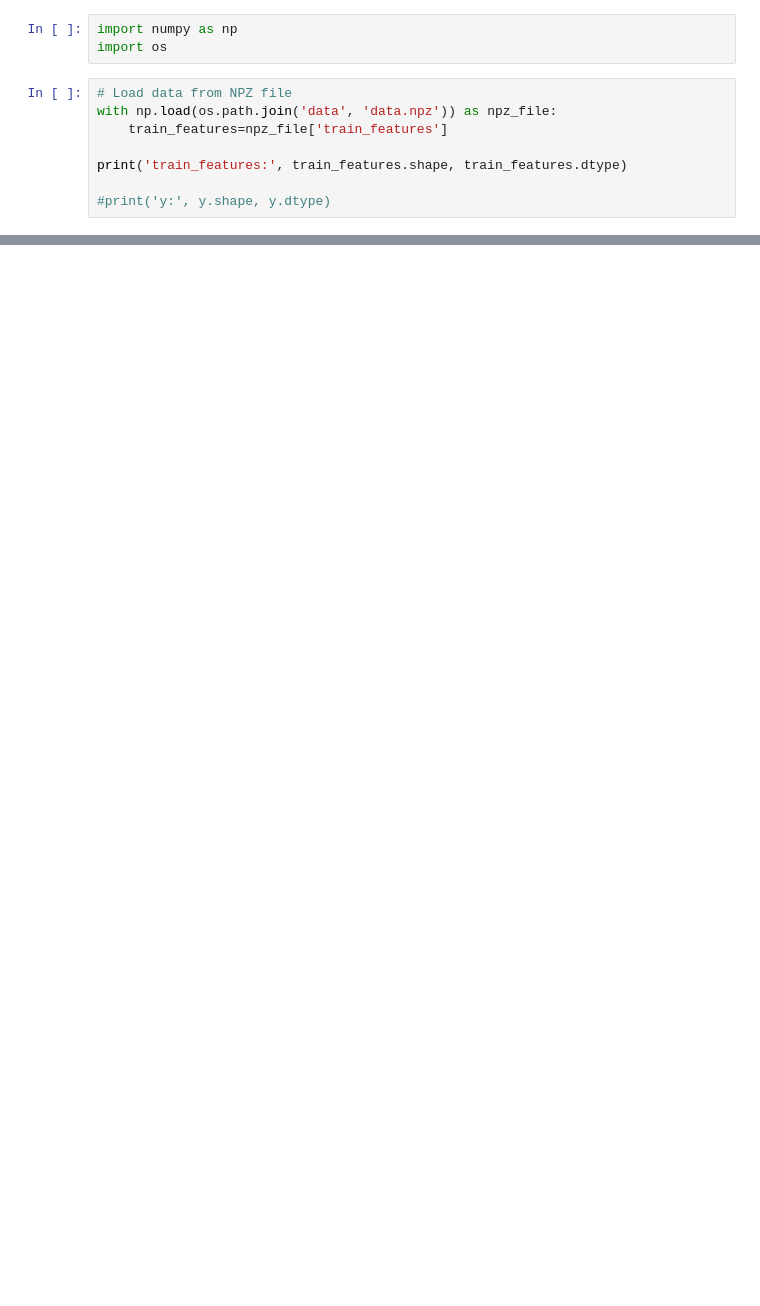
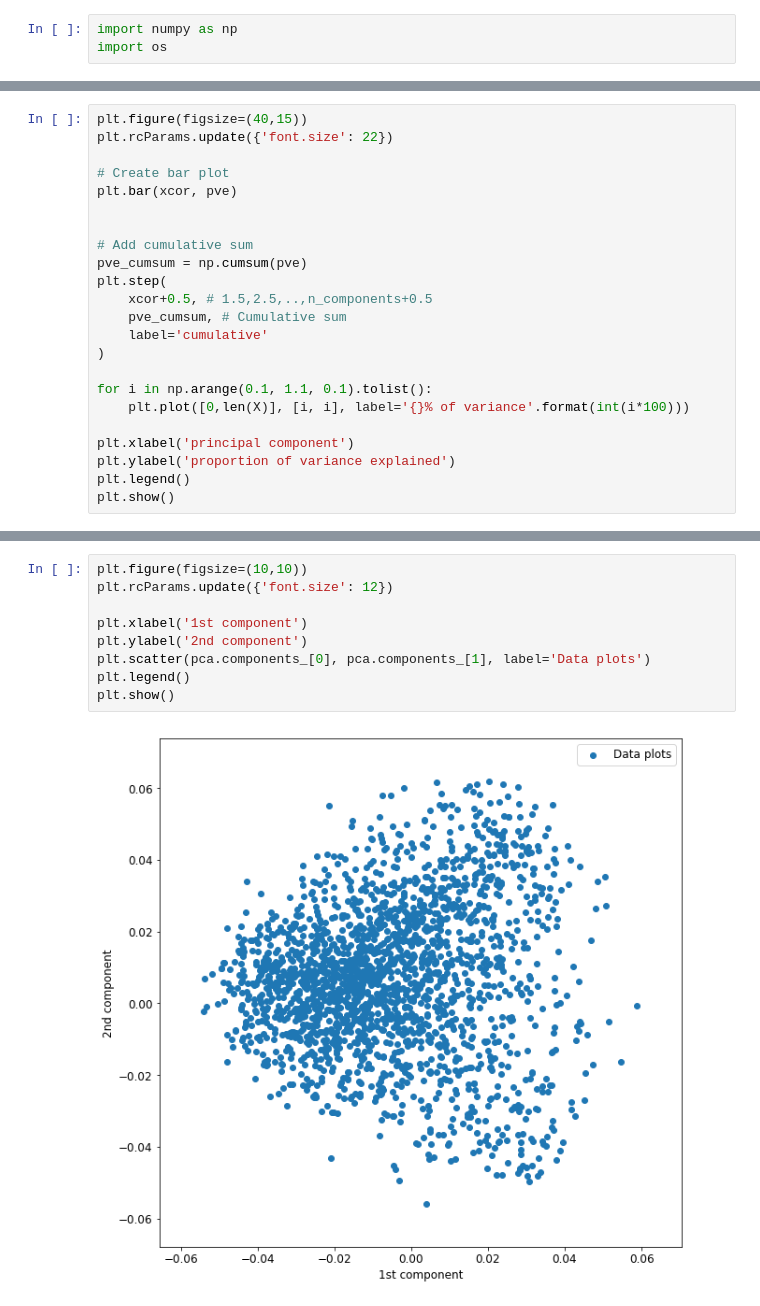
Before and after one commit to xnicolovici/machine_learning, a Jupyter notebook: notebooks/Course No 4/11. Course project/02 - Data exploration.ipynb, the cells around one changed output, grey strips where cells are left out. Saved outputs shown, nothing was run; the diff lists cells and outputs as text; blank space fills up the shorter version.

```diff
--- a/notebooks/Course No 4/11. Course project/02 - Data exploration.ipynb
+++ b/notebooks/Course No 4/11. Course project/02 - Data exploration.ipynb
@@ -1,11 +7,3 @@
 # %%
 import numpy as np
 import os
-# %%
-# Load data from NPZ file
-with np.load(os.path.join('data', 'data.npz')) as npz_file:
-    train_features=npz_file['train_features']
-
-print('train_features:', train_features.shape, train_features.dtype)
-
-#print('y:', y.shape, y.dtype)
@@ -33,0 +114,23 @@ array({'train': {'data': array([[[[0.14901961, 0.15294118, 0.16862746],
+# %%
+plt.figure(figsize=(40,15))
+plt.rcParams.update({'font.size': 22})
+
+# Create bar plot
+plt.bar(xcor, pve)
+
+
+# Add cumulative sum
+pve_cumsum = np.cumsum(pve)
+plt.step(
+    xcor+0.5, # 1.5,2.5,..,n_components+0.5
+    pve_cumsum, # Cumulative sum
+    label='cumulative'
+)
+
+for i in np.arange(0.1, 1.1, 0.1).tolist():
+    plt.plot([0,len(X)], [i, i], label='{}% of variance'.format(int(i*100)))
+
+plt.xlabel('principal component')
+plt.ylabel('proportion of variance explained')
+plt.legend()
+plt.show()
@@ -33,0 +208,11 @@ array({'train': {'data': array([[[[0.14901961, 0.15294118, 0.16862746],
+# %%
+plt.figure(figsize=(10,10))
+plt.rcParams.update({'font.size': 12})
+
+plt.xlabel('1st component')
+plt.ylabel('2nd component')
+plt.scatter(pca.components_[0], pca.components_[1], label='Data plots')
+plt.legend()
+plt.show()
+# %% [output]
+[figure, added]
```
Also changed, not shown: parts of 16 cells of this notebook, 4 other files.
